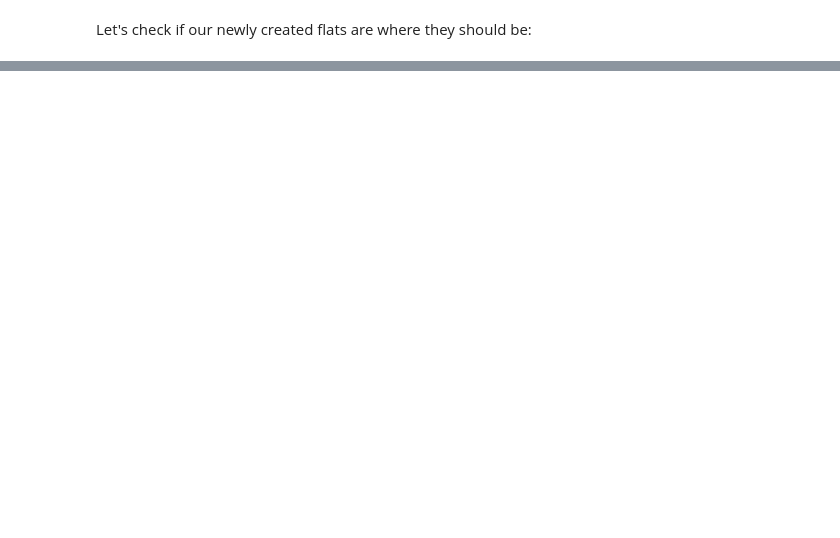
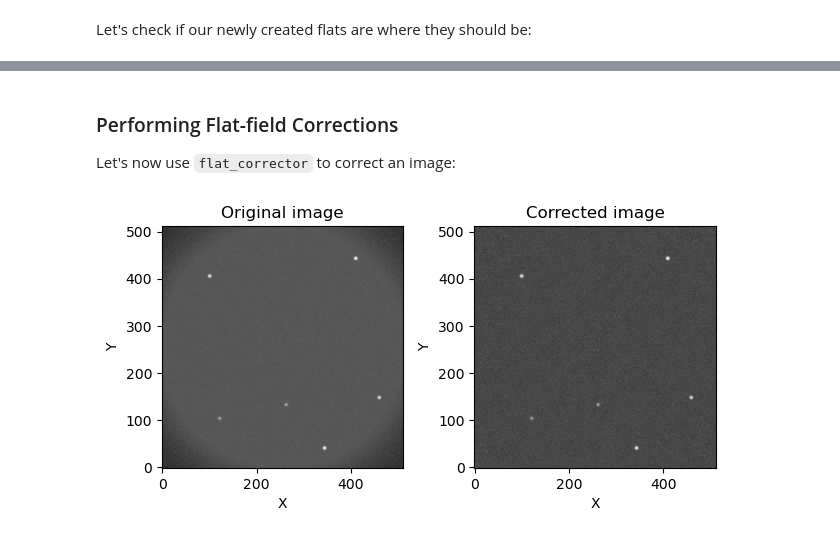
Before and after one commit to zairving/opticam, a Jupyter notebook: docs/tutorials/applying_corrections.ipynb, the cells around one changed output, grey strips where cells are left out. Cells and saved outputs as stored; diff of their text form; code cells hidden in the pictures; blank space fills up the shorter version.

```diff
--- a/docs/tutorials/applying_corrections.ipynb
+++ b/docs/tutorials/applying_corrections.ipynb
@@ -158,0 +117,5 @@ That concludes the corrections tutorial for `opticam_new`! Currently, image corr
+# %%
+flat_corrector = opticam_new.FlatFieldCorrector(
+    out_dir='corrections_tutorial/correctors',  # where the master flat field images will be stored
+    flats_dir='corrections_tutorial/flats',  # where the flat field images are stored
+    )
@@ -158,0 +203,45 @@ That concludes the corrections tutorial for `opticam_new`! Currently, image corr
+# %% [markdown]
+### Performing Flat-field Corrections
+
+Let's now use `flat_corrector` to correct an image:
+# %%
+with fits.open(f'corrections_tutorial/data/{files[0]}') as hdul:
+    fltr = hdul[0].header['FILTER'] + '-band'
+    image = np.array(hdul[0].data)
+
+fig, axes = plt.subplots(
+    ncols=2,
+    tight_layout=True,
+    )
+
+axes[0].imshow(
+    image,
+    norm=simple_norm(
+        image,
+        stretch="sqrt",
+        ),
+    origin="lower",
+    cmap="Greys_r",
+    )
+axes[0].set_title('Original image')
+
+corrected_image = flat_corrector.correct(image, fltr)
+
+axes[1].imshow(
+    corrected_image,
+    norm=simple_norm(
+        corrected_image,
+        stretch="sqrt",
+        ),
+    origin="lower",
+    cmap="Greys_r",
+    )
+axes[1].set_title('Corrected image')
+
+for ax in axes:
+    ax.set_xlabel("X")
+    ax.set_ylabel("Y")
+
+plt.show()
+# %% [output]
+[figure, added]
```
Also changed, not shown: parts of 45 cells of this notebook.
